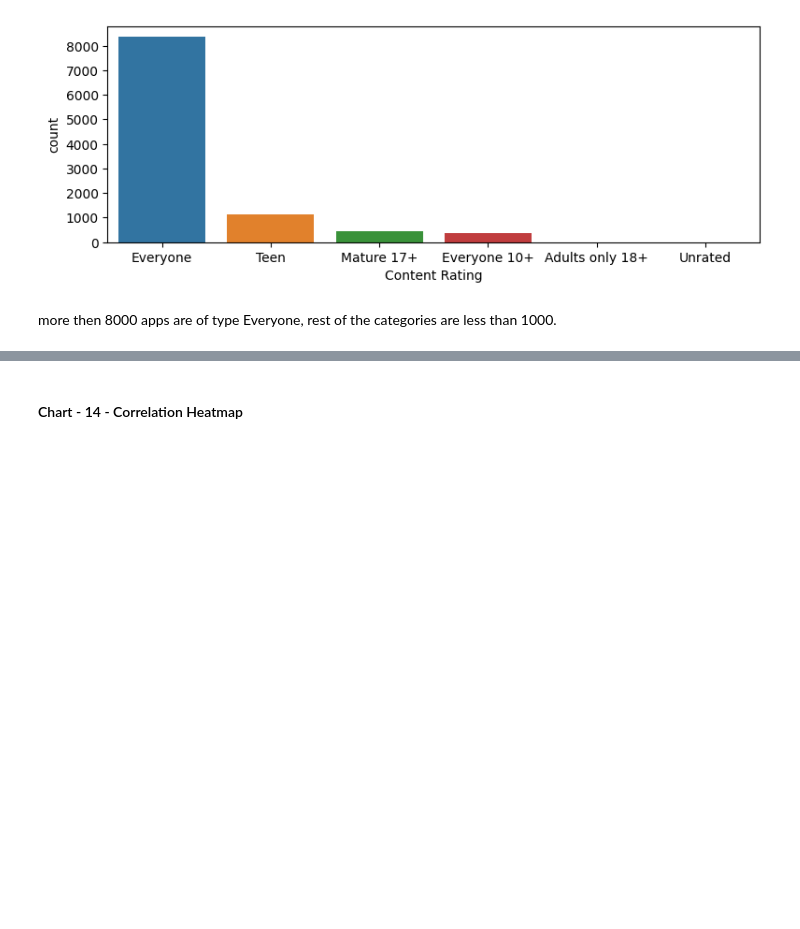
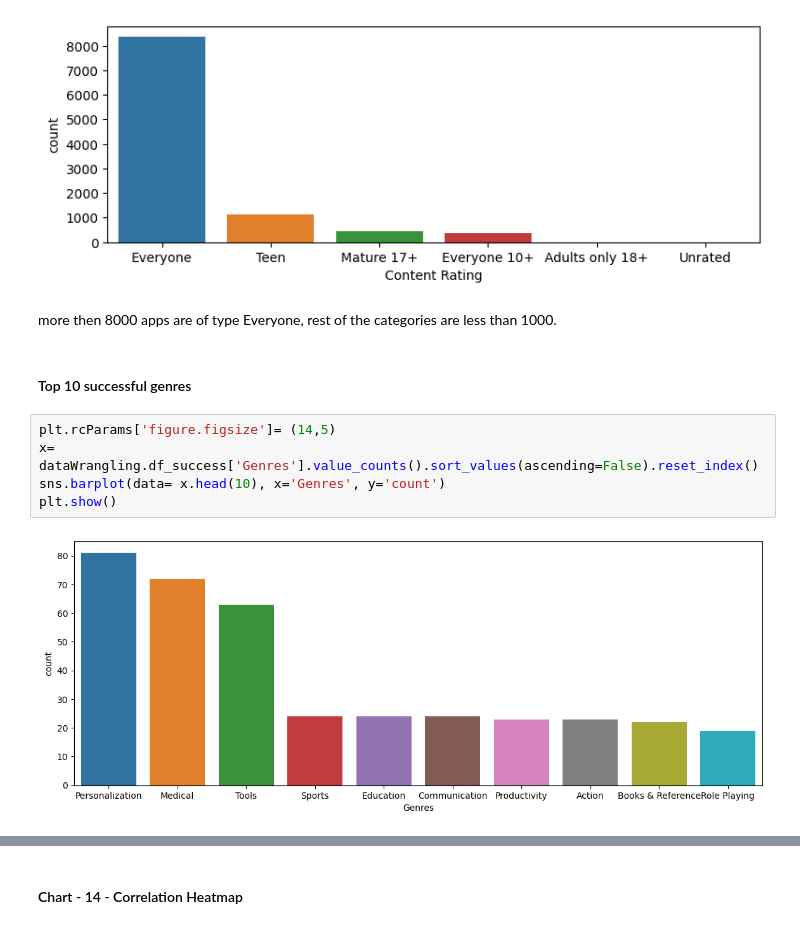
Before and after one commit to mdismailquraishicse/PlayStoreAppReviewAnalysis, a Jupyter notebook: PlayStoreAppReviewAnalysis.ipynb, the cells around one changed output, grey strips where cells are left out. Cells and saved outputs as stored; diff of their text form; blank space fills up the shorter version.

```diff
--- a/PlayStoreAppReviewAnalysis.ipynb
+++ b/PlayStoreAppReviewAnalysis.ipynb
@@ -486,3 +490,12 @@ plt.show()
 [figure]
 # %% [markdown]
 more then 8000 apps are of type Everyone, rest of the categories are less than 1000.
+# %% [markdown]
+#### Top 10 successful genres
+# %%
+plt.rcParams['figure.figsize']= (14,5)
+x= dataWrangling.df_success['Genres'].value_counts().sort_values(ascending=False).reset_index()
+sns.barplot(data= x.head(10), x='Genres', y='count')
+plt.show()
+# %% [output]
+[figure, added]
```
Also changed, not shown: parts of 30 cells of this notebook.
